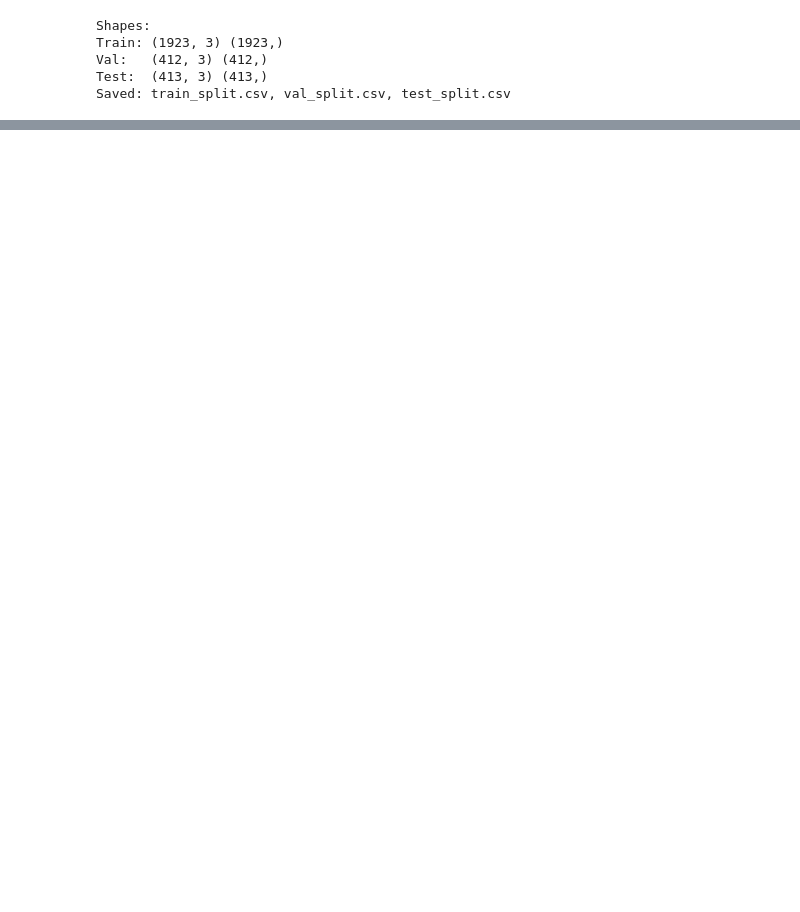
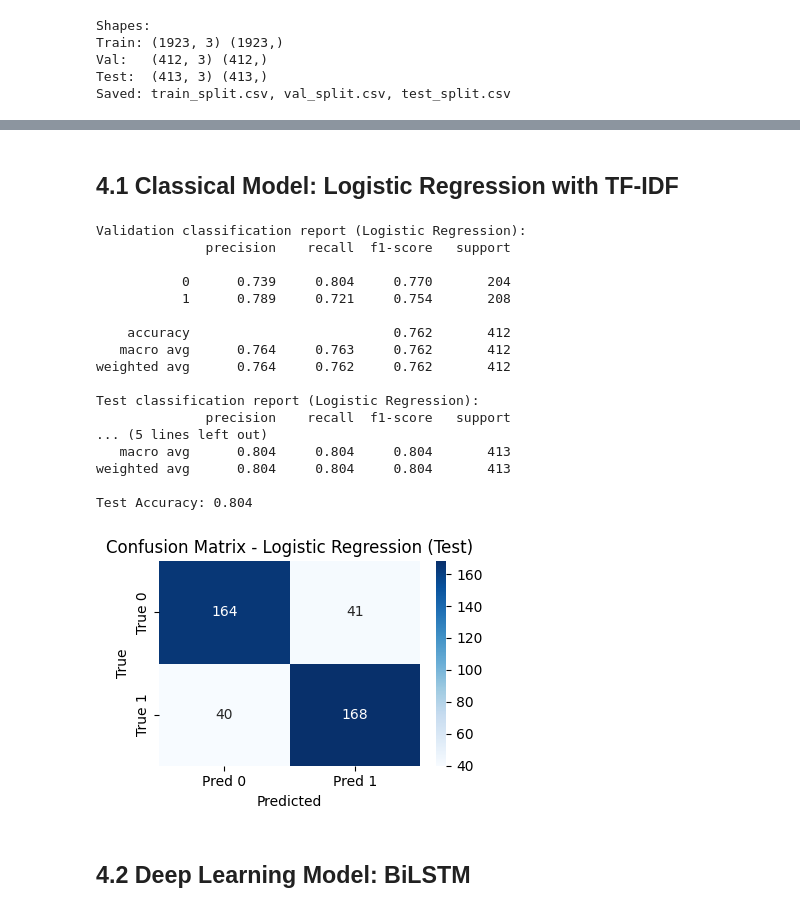
Before and after one commit to DavidKrstevski/NLP, a Jupyter notebook: sentiment_pipeline_cleaning_eda_splits.ipynb, the cells around one changed output, grey strips where cells are left out. Drawn from its saved outputs; the diff is of its cells as text; code cells hidden in the pictures; blank space fills up the shorter version.

Commit message:
Feature Engineering + Model Development

```diff
--- a/sentiment_pipeline_cleaning_eda_splits.ipynb
+++ b/sentiment_pipeline_cleaning_eda_splits.ipynb
@@ -385,0 +452,74 @@ Saved: train_split.csv, val_split.csv, test_split.csv
+# %% [markdown]
+## 4.1 Classical Model: Logistic Regression with TF-IDF
+# %%
+from sklearn.linear_model import LogisticRegression
+from sklearn.metrics import (
+    accuracy_score,
+    precision_recall_fscore_support,
+    classification_report,
+    confusion_matrix
+)
+import seaborn as sns
+import matplotlib.pyplot as plt
+
+y_train_cls = y_train
+y_val_cls   = y_val
+y_test_cls  = y_test
+
+log_reg = LogisticRegression(
+    max_iter=1000,
+    n_jobs=-1,
+    class_weight=None,   # you could set 'balanced' if classes were imbalanced
+    solver='lbfgs'
+)
+
+log_reg.fit(X_train_tfidf, y_train_cls)
+
+# Validation performance
+y_val_pred = log_reg.predict(X_val_tfidf)
+
+print("Validation classification report (Logistic Regression):")
+print(classification_report(y_val_cls, y_val_pred, digits=3))
+
+# Test performance
+y_test_pred = log_reg.predict(X_test_tfidf)
+
+print("Test classification report (Logistic Regression):")
+print(classification_report(y_test_cls, y_test_pred, digits=3))
+
+# Accuracy shortcut
+test_acc = accuracy_score(y_test_cls, y_test_pred)
+print(f"Test Accuracy: {test_acc:.3f}")
+
+# Confusion matrix on test set
+cm = confusion_matrix(y_test_cls, y_test_pred)
+plt.figure(figsize=(4,3))
+sns.heatmap(cm, annot=True, fmt='d', cmap='Blues',
+            xticklabels=['Pred 0', 'Pred 1'],
+            yticklabels=['True 0', 'True 1'])
+plt.title('Confusion Matrix - Logistic Regression (Test)')
+plt.xlabel('Predicted')
+plt.ylabel('True')
+plt.tight_layout()
+plt.show()
+# %% [output]
+Validation classification report (Logistic Regression):
+              precision    recall  f1-score   support
+
+           0      0.739     0.804     0.770       204
+           1      0.789     0.721     0.754       208
+
+    accuracy                          0.762       412
+   macro avg      0.764     0.763     0.762       412
+weighted avg      0.764     0.762     0.762       412
+
+Test classification report (Logistic Regression):
+              precision    recall  f1-score   support
+... (5 lines left out)
+   macro avg      0.804     0.804     0.804       413
+weighted avg      0.804     0.804     0.804       413
+
+Test Accuracy: 0.804
+[figure, added]
+# %% [markdown]
+## 4.2 Deep Learning Model: BiLSTM
```
Also changed, not shown: parts of 14 cells of this notebook, 1 other file.
